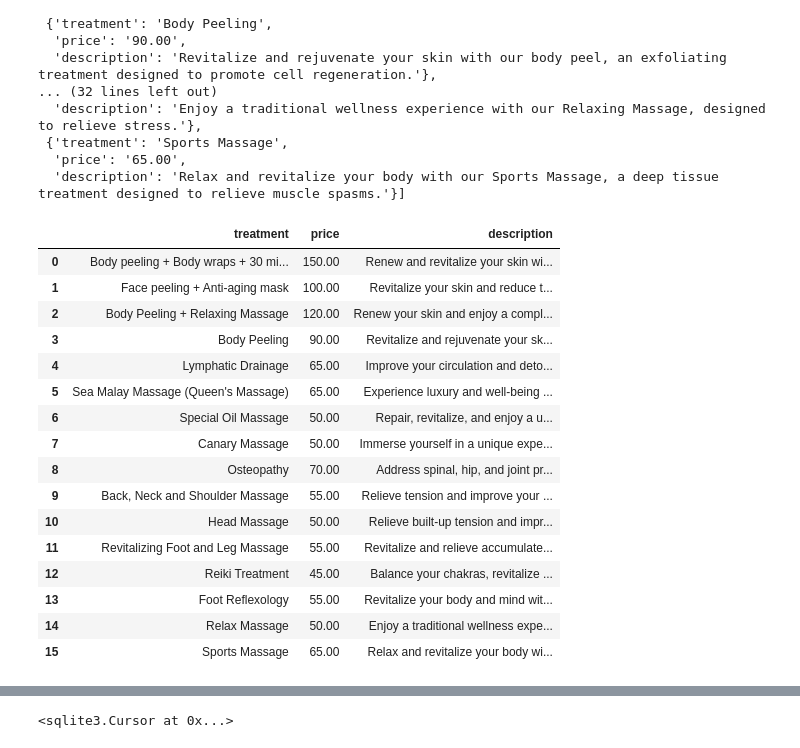
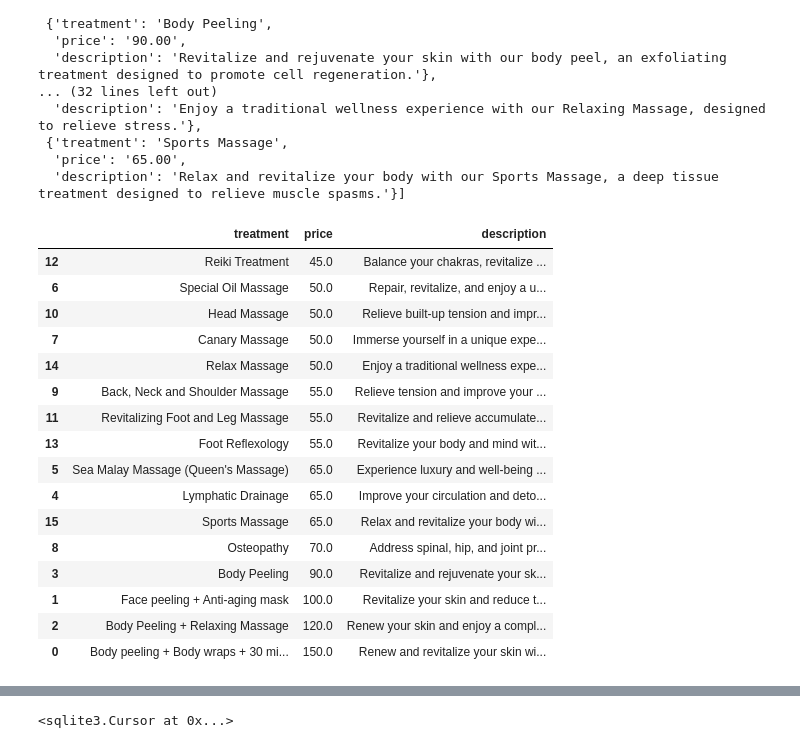
Before and after one commit to 4GeeksAcademy/inetke-scraping-project, a Jupyter notebook: src/explore.es.ipynb, the cells around one changed output, grey strips where cells are left out. Saved outputs shown, nothing was run; the diff lists cells and outputs as text; code cells hidden in the pictures.

```diff
--- a/src/explore.es.ipynb
+++ b/src/explore.es.ipynb
@@ -90,24 +90,24 @@ list_treatments
   'description': 'Relax and revitalize your body with our Sports Massage, a deep tissue treatment designed to relieve muscle spasms.'}]
 # %%
 df_treatments = pd.DataFrame(list_treatments)
-df_treatments
-#df_treatments_sorted = df_treatments.sort_values(by='price', ascending=True)
-#df_treatments_sorted
+df_treatments['price'] = df_treatments['price'].astype(float)
+df_treatments_sorted = df_treatments.sort_values(by='price', ascending=True)
+df_treatments_sorted
 # %% [output]
 |  | treatment | price | description |
-| 0 | Body peeling + Body wraps + 30 mi... | 150.00 | Renew and revitalize your skin wi... |
-| 1 | Face peeling + Anti-aging mask | 100.00 | Revitalize your skin and reduce t... |
-| 2 | Body Peeling + Relaxing Massage | 120.00 | Renew your skin and enjoy a compl... |
-| 3 | Body Peeling | 90.00 | Revitalize and rejuvenate your sk... |
-| 4 | Lymphatic Drainage | 65.00 | Improve your circulation and deto... |
-| 5 | Sea Malay Massage (Queen's Massage) | 65.00 | Experience luxury and well-being ... |
-| 6 | Special Oil Massage | 50.00 | Repair, revitalize, and enjoy a u... |
-| 7 | Canary Massage | 50.00 | Immerse yourself in a unique expe... |
-| 8 | Osteopathy | 70.00 | Address spinal, hip, and joint pr... |
-| 9 | Back, Neck and Shoulder Massage | 55.00 | Relieve tension and improve your ... |
-| 10 | Head Massage | 50.00 | Relieve built-up tension and impr... |
-| 11 | Revitalizing Foot and Leg Massage | 55.00 | Revitalize and relieve accumulate... |
-| 12 | Reiki Treatment | 45.00 | Balance your chakras, revitalize ... |
-| 13 | Foot Reflexology | 55.00 | Revitalize your body and mind wit... |
-| 14 | Relax Massage | 50.00 | Enjoy a traditional wellness expe... |
-| 15 | Sports Massage | 65.00 | Relax and revitalize your body wi... |
+| 12 | Reiki Treatment | 45.0 | Balance your chakras, revitalize ... |
+| 6 | Special Oil Massage | 50.0 | Repair, revitalize, and enjoy a u... |
+| 10 | Head Massage | 50.0 | Relieve built-up tension and impr... |
+| 7 | Canary Massage | 50.0 | Immerse yourself in a unique expe... |
+| 14 | Relax Massage | 50.0 | Enjoy a traditional wellness expe... |
+| 9 | Back, Neck and Shoulder Massage | 55.0 | Relieve tension and improve your ... |
+| 11 | Revitalizing Foot and Leg Massage | 55.0 | Revitalize and relieve accumulate... |
+| 13 | Foot Reflexology | 55.0 | Revitalize your body and mind wit... |
+| 5 | Sea Malay Massage (Queen's Massage) | 65.0 | Experience luxury and well-being ... |
+| 4 | Lymphatic Drainage | 65.0 | Improve your circulation and deto... |
+| 15 | Sports Massage | 65.0 | Relax and revitalize your body wi... |
+| 8 | Osteopathy | 70.0 | Address spinal, hip, and joint pr... |
+| 3 | Body Peeling | 90.0 | Revitalize and rejuvenate your sk... |
+| 1 | Face peeling + Anti-aging mask | 100.0 | Revitalize your skin and reduce t... |
+| 2 | Body Peeling + Relaxing Massage | 120.0 | Renew your skin and enjoy a compl... |
+| 0 | Body peeling + Body wraps + 30 mi... | 150.0 | Renew and revitalize your skin wi... |
```
Also changed, not shown: parts of 5 cells of this notebook.
